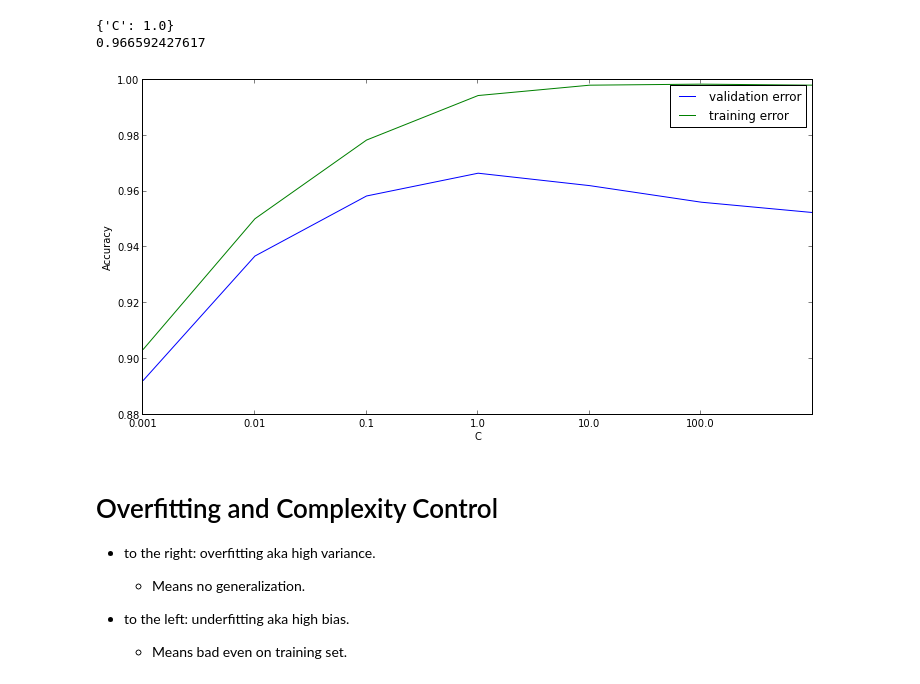
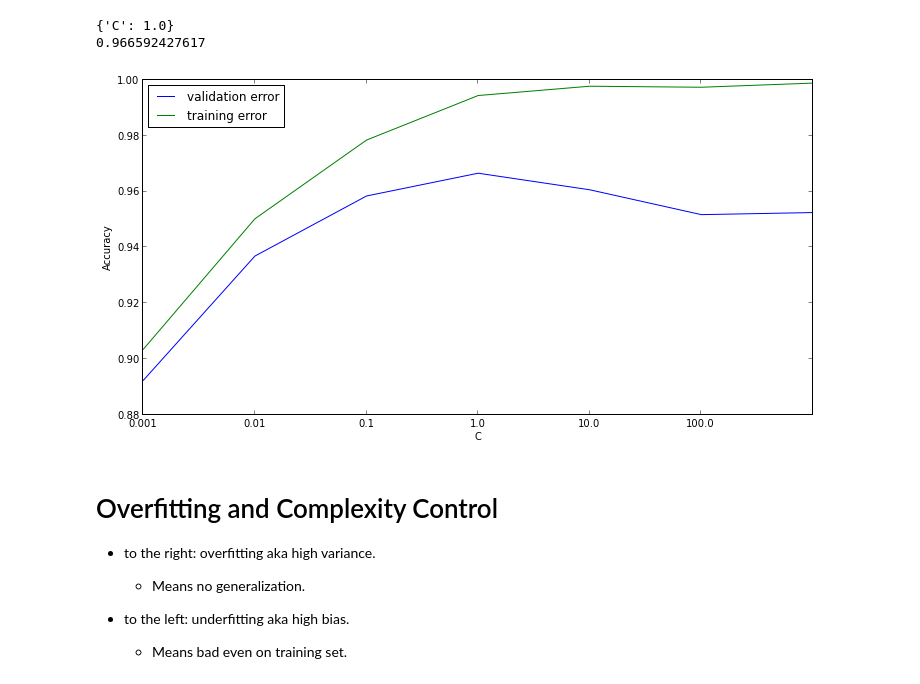
Before and after one commit to amueller/sklearn_tutorial, a Jupyter notebook: presentation.ipynb, the cells around one changed output. Cells and saved outputs as stored; diff of their text form; code cells hidden in the pictures.

```diff
--- a/presentation.ipynb
+++ b/presentation.ipynb
@@ -320,11 +320,11 @@ print(grid_search.best_score_)
 0.966592427617
 # %%
 plt.figsize(12, 6)
-plt.plot([c.mean_test_score for c in grid_search.cv_scores_], label="validation error")
+plt.plot([c.mean_validation_score for c in grid_search.cv_scores_], label="validation error")
 plt.plot([c.mean_training_score for c in grid_search.cv_scores_], label="training error")
 plt.xticks(np.arange(6), param_grid['C']); plt.xlabel("C"); plt.ylabel("Accuracy");plt.legend(loc='best');
 # %% [output]
-[figure, old version]
+[figure, new version]
 # %% [markdown]
 Overfitting and Complexity Control
 ==================================
```
Also changed, not shown: parts of 7 cells of this notebook, 1 other file.
